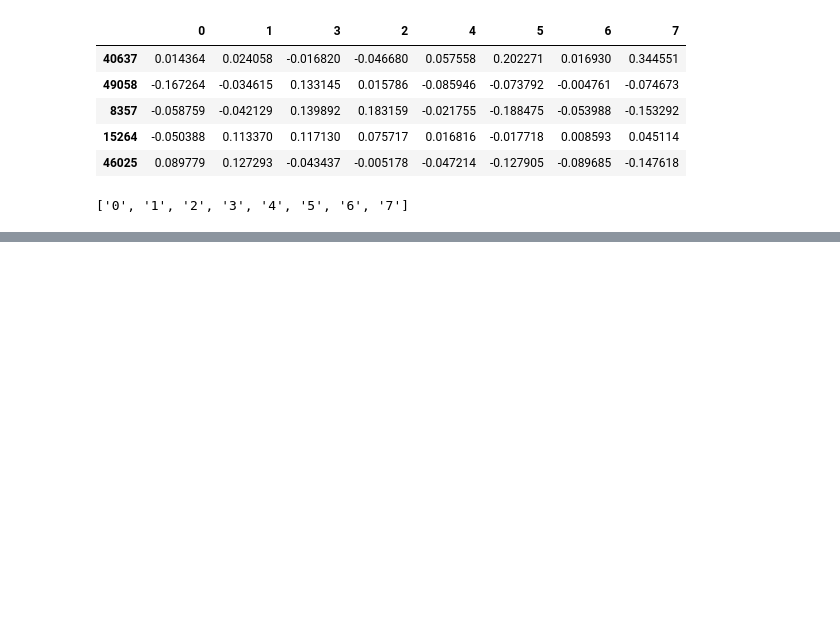
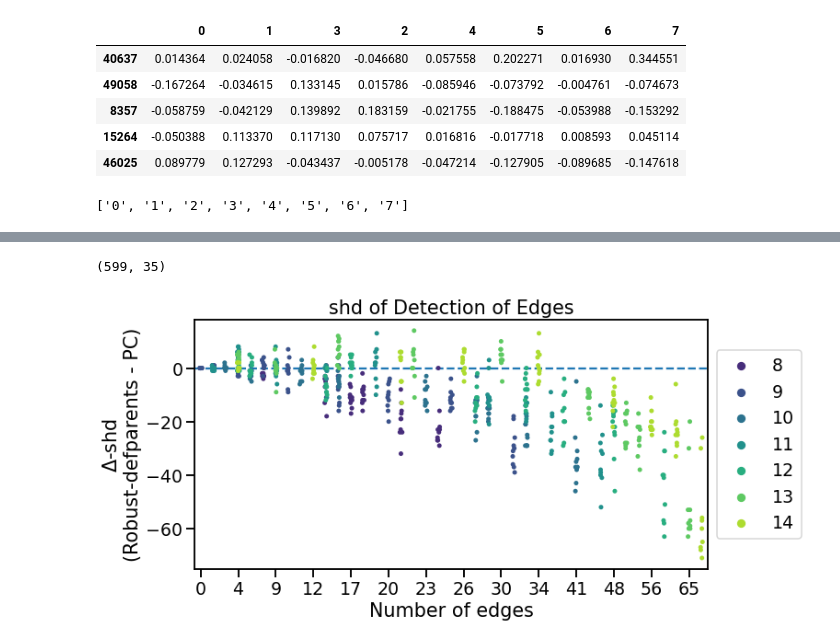
Before and after one commit to adam2392/causal-networkx, a Jupyter notebook: experiments/analyze_simulated_graphs.ipynb, the cells around one changed output, grey strips where cells are left out. Saved outputs shown, nothing was run; the diff lists cells and outputs as text; code cells hidden in the pictures; blank space fills up the shorter version.

Commit message:
[DRAFT] Separating first phase and robust part (#28)
* Separating first phase and robust part

* Adding simulated graph notebook

* Lets add interventions

* Fixed codebase

```diff
--- a/experiments/analyze_simulated_graphs.ipynb
+++ b/experiments/analyze_simulated_graphs.ipynb
@@ -173,0 +290,54 @@ for idx in range(n_datasets):
+# %%
+fname = data_dir / "summary" / f"performance_summary_{ci_est}_850_runs.csv"
+fname.parent.mkdir(exist_ok=True, parents=True)
+perf_df.to_csv(fname)
+
+print(perf_df.shape)
+# %% [output]
+(599, 35)
+# %%
+ci_est = "fisherz"
+fname = data_dir / "summary" / f"performance_summary_{ci_est}_850_runs.csv"
+perf_df = pd.read_csv(fname)
+# %%
+# perf_df["shd-diff"] = perf_df["shd-robust_defparents"] - perf_df["shd-pcalg"]
+perf_df["shd-diff"] = perf_df["shd-robust_defparentschildren"] - perf_df["shd-pcalg"]
+# %%
+metric = "shd"
+# mciname = "defparents"
+mciname = "defparentschildren"
+# mciname = "defchildren"
+
+perf_df[f"{metric}-{mciname}-diff"] = (
+    perf_df[f"{metric}-robust_{mciname}"] - perf_df[f"{metric}-pcalg"]
+)
+sns.set_context("talk", font_scale=1.15)
+
+fig, ax = plt.subplots(figsize=(10, 5))
+g = sns.stripplot(
+    x="n_edges",
+    y=f"{metric}-{mciname}-diff",
+    # color="red",
+    hue="n_nodes",
+    palette="viridis",
+    data=perf_df,
+    ax=ax,
+)
+# Put the legend out of the figure
+g.legend(loc="center left", bbox_to_anchor=(1, 0.5))
+
+ax.axhline([0], ls="--")
+x = perf_df["n_edges"]
+xticks = ax.get_xticks()
+ax.set_xticks(xticks[::3])
+ax.set(
+    title=f"{metric} of Detection of Edges",
+    xlabel="Number of edges",
+    ylabel=f"$\Delta$-{metric} \n(Robust-{mciname} - PC)",
+)
+
+fig.savefig(
+    data_dir / "figures" / f"{metric}_{mciname}-pc_nedges.pdf", bbox_inches="tight"
+)
+# %% [output]
+[figure, added]
```
Also changed, not shown: parts of 21 cells of this notebook, 19 other files.
